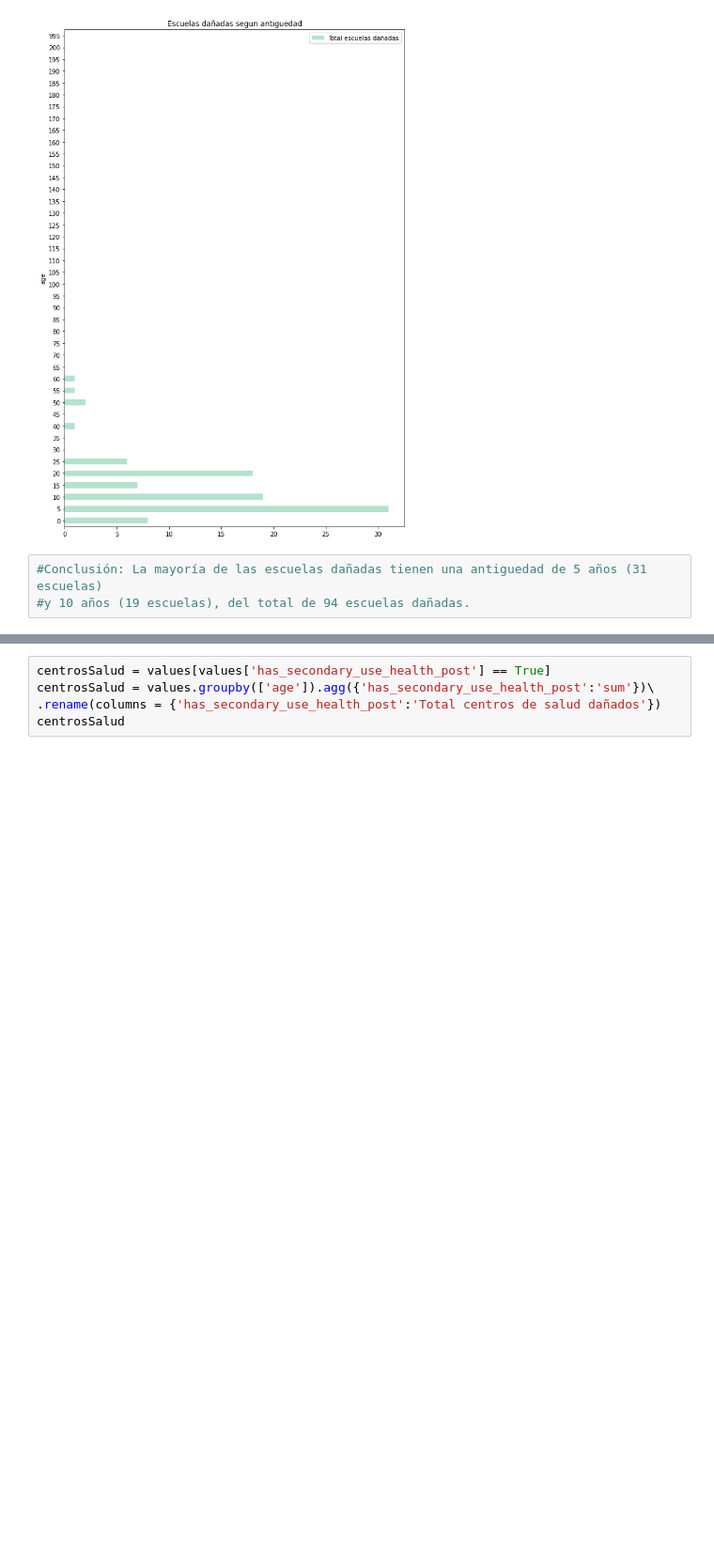
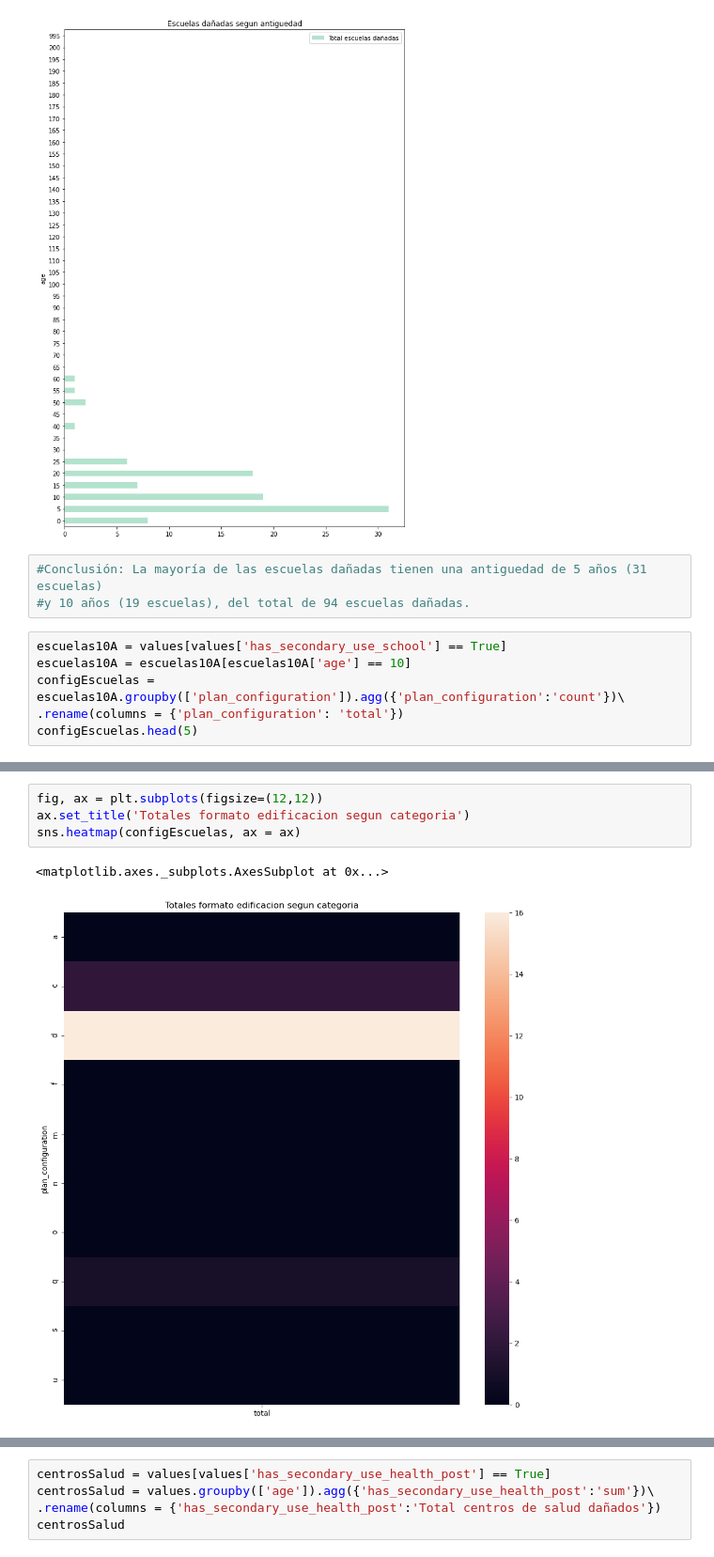
Before and after one commit to FranciscoGauna/TP-Datos-2021, a Jupyter notebook: Usos de las edificaciones.ipynb, the cells around one changed output, grey strips where cells are left out. Shown at 94% size. Drawn from its saved outputs; the diff is of its cells as text; blank space fills up the shorter version.

Commit message:
agrego graficos para ver categorias de diseño sísmico

```diff
--- a/Usos de las edificaciones.ipynb
+++ b/Usos de las edificaciones.ipynb
@@ -50,3 +51,9 @@ escuelasAge.plot.barh(stacked = True, colormap='Pastel2', \
 # %%
 #Conclusión: La mayoría de las escuelas dañadas tienen una antiguedad de 5 años (31 escuelas)
 #y 10 años (19 escuelas), del total de 94 escuelas dañadas.
+# %%
+escuelas10A = values[values['has_secondary_use_school'] == True]
+escuelas10A = escuelas10A[escuelas10A['age'] == 10]
+configEscuelas = escuelas10A.groupby(['plan_configuration']).agg({'plan_configuration':'count'})\
+.rename(columns = {'plan_configuration': 'total'})
+configEscuelas.head(5)
@@ -52,0 +68,7 @@ escuelasAge.plot.barh(stacked = True, colormap='Pastel2', \
+# %%
+fig, ax = plt.subplots(figsize=(12,12))
+ax.set_title('Totales formato edificacion segun categoria')
+sns.heatmap(configEscuelas, ax = ax)
+# %% [output]
+<matplotlib.axes._subplots.AxesSubplot at 0x...>
+[figure, added]
```
Also changed, not shown: parts of 5 cells of this notebook.
